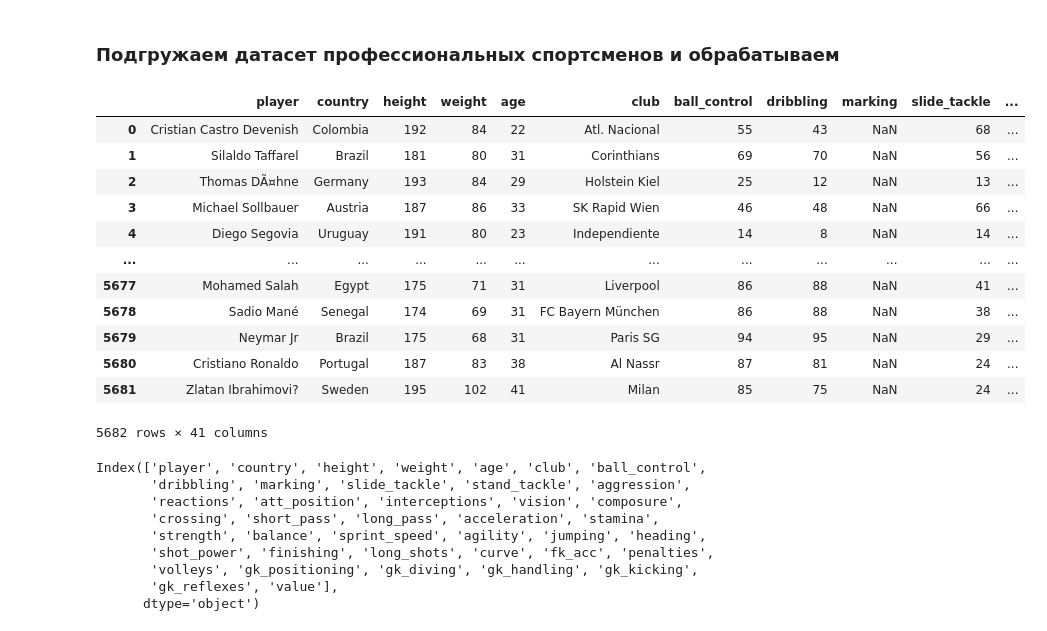
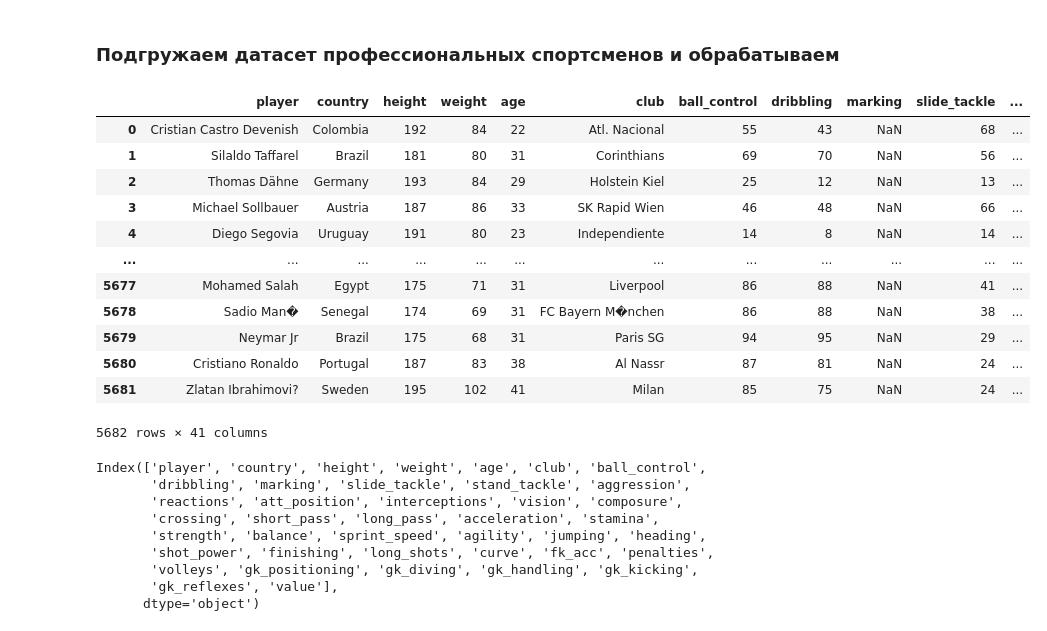
Before and after one commit to jsinkx/bigdata-player-stats-coursework, a Jupyter notebook: players_stats.ipynb, the cells around one changed output. Drawn from its saved outputs; the diff is of its cells as text; code cells hidden in the pictures.

Commit message:
Updated player_stats.csv file encoding and extented EDA

```diff
--- a/players_stats.ipynb
+++ b/players_stats.ipynb
@@ -17,19 +17,19 @@ warnings.simplefilter(action='ignore', category=FutureWarning)
 # %%
 FILE_PATH = './player_stats.csv'
 
-df = pd.read_csv(FILE_PATH, encoding='ISO-8859-1')
+df = pd.read_csv(FILE_PATH) # encoding='ISO-8859-1'
 
 df
 # %% [output]
 |  | player | country | height | weight | age | club | ball_control | dribbling | marking | slide_tackle | ... |
 | 0 | Cristian Castro Devenish | Colombia | 192 | 84 | 22 | Atl. Nacional | 55 | 43 | NaN | 68 | ... |
 | 1 | Silaldo Taffarel | Brazil | 181 | 80 | 31 | Corinthians | 69 | 70 | NaN | 56 | ... |
-| 2 | Thomas DÃ¤hne | Germany | 193 | 84 | 29 | Holstein Kiel | 25 | 12 | NaN | 13 | ... |
+| 2 | Thomas Dähne | Germany | 193 | 84 | 29 | Holstein Kiel | 25 | 12 | NaN | 13 | ... |
 | 3 | Michael Sollbauer | Austria | 187 | 86 | 33 | SK Rapid Wien | 46 | 48 | NaN | 66 | ... |
 | 4 | Diego Segovia | Uruguay | 191 | 80 | 23 | Independiente | 14 | 8 | NaN | 14 | ... |
 | ... | ... | ... | ... | ... | ... | ... | ... | ... | ... | ... | ... |
 | 5677 | Mohamed Salah | Egypt | 175 | 71 | 31 | Liverpool | 86 | 88 | NaN | 41 | ... |
-| 5678 | Sadio Mané | Senegal | 174 | 69 | 31 | FC Bayern München | 86 | 88 | NaN | 38 | ... |
+| 5678 | Sadio Man� | Senegal | 174 | 69 | 31 | FC Bayern M�nchen | 86 | 88 | NaN | 38 | ... |
 | 5679 | Neymar Jr | Brazil | 175 | 68 | 31 | Paris SG | 94 | 95 | NaN | 29 | ... |
 | 5680 | Cristiano Ronaldo | Portugal | 187 | 83 | 38 | Al Nassr | 87 | 81 | NaN | 24 | ... |
 | 5681 | Zlatan Ibrahimovi? | Sweden | 195 | 102 | 41 | Milan | 85 | 75 | NaN | 24 | ... |
```
Also changed, not shown: parts of 30 cells of this notebook, 1 other file.
